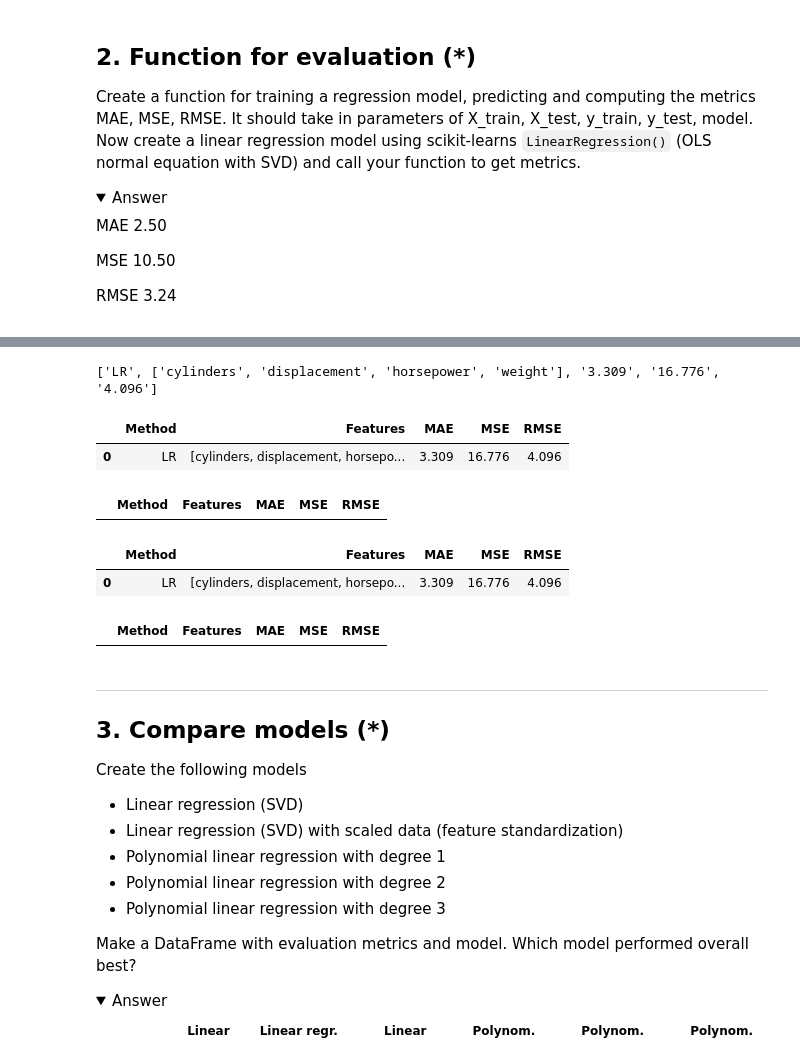
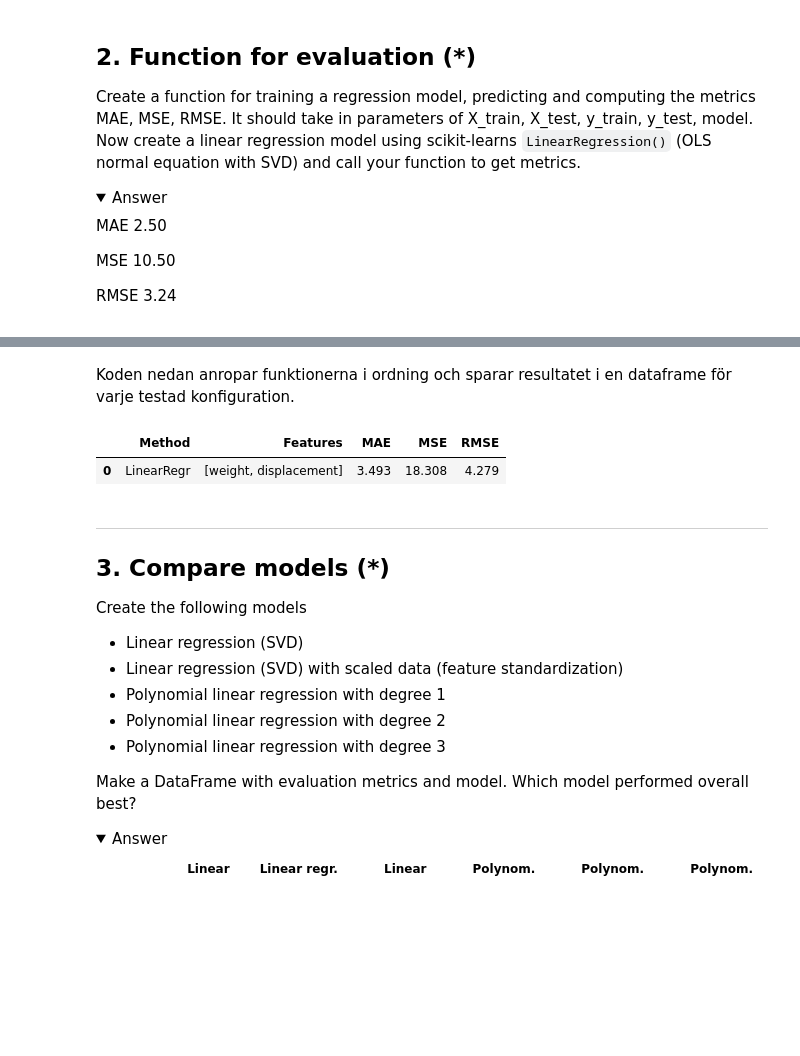
Before and after one commit to dancla240/Machine_Learning_Daniel_Claesson, a Jupyter notebook: Exercises/E01_sklearn.ipynb, the cells around one changed output, grey strips where cells are left out. Drawn from its saved outputs; the diff is of its cells as text; code cells hidden in the pictures; folded sections open; blank space fills up the shorter version.

```diff
--- a/Exercises/E01_sklearn.ipynb
+++ b/Exercises/E01_sklearn.ipynb
@@ -310,0 +303,8 @@ print(model.intercept_)
+# %%
+#tränar modellen
+def model_fit_LinearRegression(X, y):
+    model = LinearRegression()
+    model.fit(X, y)
+    return model
+
+model = model_fit_LinearRegression(X, y)
@@ -311,12 +318,9 @@ print(model.intercept_)
 # %%
-from sklearn.metrics import mean_absolute_error, mean_squared_error
+def provide_stats(X_test, model):
+    y_pred = model.predict(X_test) #predikterar y baserat på modellen och X_test
+    mae = round(mean_absolute_error(y_true=y_test, y_pred=y_pred),3)
+    mse = round(mean_squared_error(y_true=y_test, y_pred=y_pred),3)
+    rmse = round(np.sqrt(mse),3)
+    return mae, mse, rmse
 
-y_pred = model.predict(X_test)
-
-mae = round(mean_absolute_error(y_true=y_test, y_pred=y_pred),3)
-mse = round(mean_squared_error(y_true=y_test, y_pred=y_pred),3)
-rmse = round(np.sqrt(mse),3)
-
-print(f'MAE = {mae:.3f}')
-print(f'MSE = {mse:.3f}')
-print(f'RMSE = {rmse:.3f}')
+mae, mse , rmse = provide_stats(X_test, model)
@@ -335,28 +348,17 @@ Add results to a dataframe.
-# %%
-method = input("Write the method used: ")
-list_to_add = [method,feat_array,str(mae), str(mse), str(rmse)]
-print(list_to_add)
-
-result_to_add = pd.DataFrame([{'Method':method,'Features':feat_array,'MAE':mae,'MSE':mse,'RMSE':rmse}])
-
-result_to_add.head()
-# %% [output]
-['LR', ['cylinders', 'displacement', 'horsepower', 'weight'], '3.309', '16.776', '4.096']
-|  | Method | Features | MAE | MSE | RMSE |
-| 0 | LR | [cylinders, displacement, horsepo... | 3.309 | 16.776 | 4.096 |
-# %%
-result.head()
-# %% [output]
-|  | Method | Features | MAE | MSE | RMSE |
-# %%
-pd.concat([result, result_to_add], axis='index')
-# %% [output]
-|  | Method | Features | MAE | MSE | RMSE |
-| 0 | LR | [cylinders, displacement, horsepo... | 3.309 | 16.776 | 4.096 |
-# %%
-result.head()
-# %% [output]
-|  | Method | Features | MAE | MSE | RMSE |
+# %% [markdown]
+Koden nedan anropar funktionerna i ordning och sparar resultatet i en dataframe för varje testad konfiguration.
+# %%
+method_used = 'LinearRegr' # Ange vilken metod som används
+feat_array = ['weight','displacement'] # ändra här vilka features som ska vara med i analysen. ['cylinders','displacement','horsepower','weight','acceleration']
+X, y = array_and_vector_creator(feat_array, target_vector)
+X_train, X_test, y_train, y_test = train_test_split_func(X, y, test_size=0.2, random_state=42)
+model = model_fit_LinearRegression(X_train, y_train)
+mae, mse , rmse = provide_stats(X_test, model)
+#result = write_to_dataframe(method_used, feat_array, mae, mse, rmse, result)
+display(result.head(20))
+# %% [output]
+|  | Method | Features | MAE | MSE | RMSE |
+| 0 | LinearRegr | [weight, displacement] | 3.493 | 18.308 | 4.279 |
 # %% [markdown]
 ---
 ## 3. Compare models (*)
```
Also changed, not shown: parts of 18 cells of this notebook, 1 other file.
